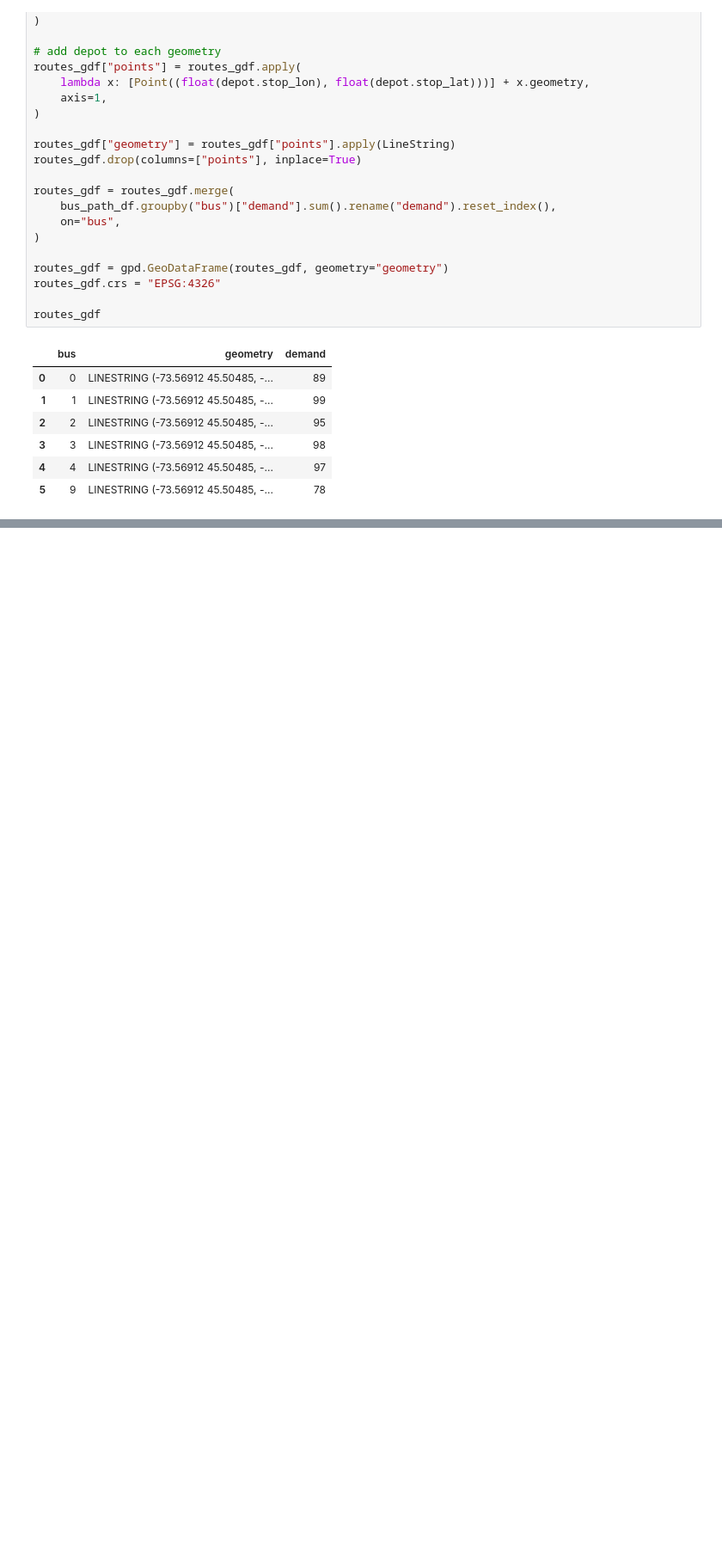
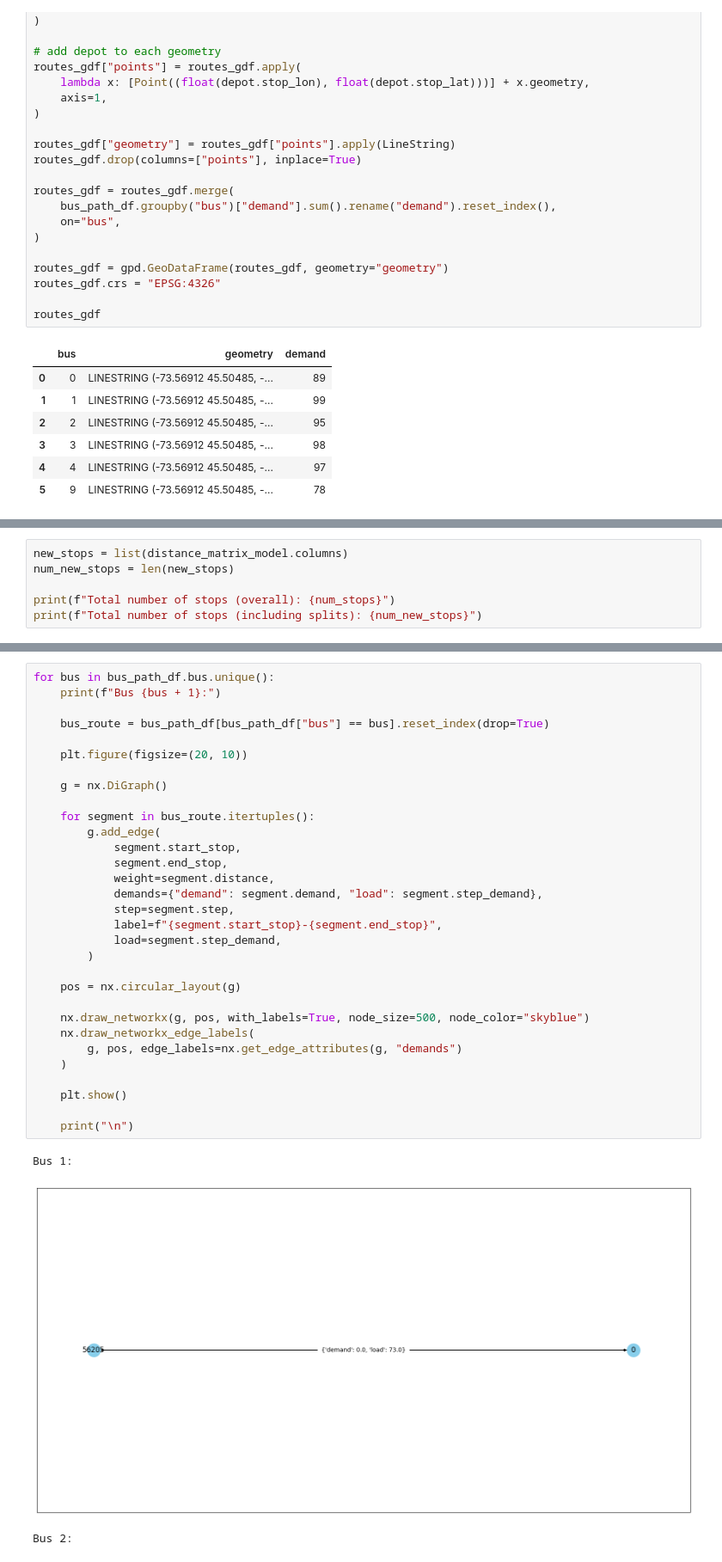
Before and after one commit to lakshyaag/Route-Optimization-STM, a Jupyter notebook: model_basic.ipynb, the cells around one changed output, grey strips where cells are left out. Shown at 86% size. Saved outputs shown, nothing was run; the diff lists cells and outputs as text; blank space fills up the shorter version.

Commit message:
added split delivery

```diff
--- a/model_basic.ipynb
+++ b/model_basic.ipynb
@@ -703,0 +798,6 @@ route_map
+# %%
+new_stops = list(distance_matrix_model.columns)
+num_new_stops = len(new_stops)
+
+print(f"Total number of stops (overall): {num_stops}")
+print(f"Total number of stops (including splits): {num_new_stops}")
@@ -703,0 +1110,35 @@ route_map
+# %%
+for bus in bus_path_df.bus.unique():
+    print(f"Bus {bus + 1}:")
+
+    bus_route = bus_path_df[bus_path_df["bus"] == bus].reset_index(drop=True)
+
+    plt.figure(figsize=(20, 10))
+
+    g = nx.DiGraph()
+
+    for segment in bus_route.itertuples():
+        g.add_edge(
+            segment.start_stop,
+            segment.end_stop,
+            weight=segment.distance,
+            demands={"demand": segment.demand, "load": segment.step_demand},
+            step=segment.step,
+            label=f"{segment.start_stop}-{segment.end_stop}",
+            load=segment.step_demand,
+        )
+
+    pos = nx.circular_layout(g)
+
+    nx.draw_networkx(g, pos, with_labels=True, node_size=500, node_color="skyblue")
+    nx.draw_networkx_edge_labels(
+        g, pos, edge_labels=nx.get_edge_attributes(g, "demands")
+    )
+
+    plt.show()
+
+    print("\n")
+# %% [output]
+Bus 1:
+[figure, added]
+Bus 2:
```
Also changed, not shown: parts of 21 cells of this notebook, 5 other files.
